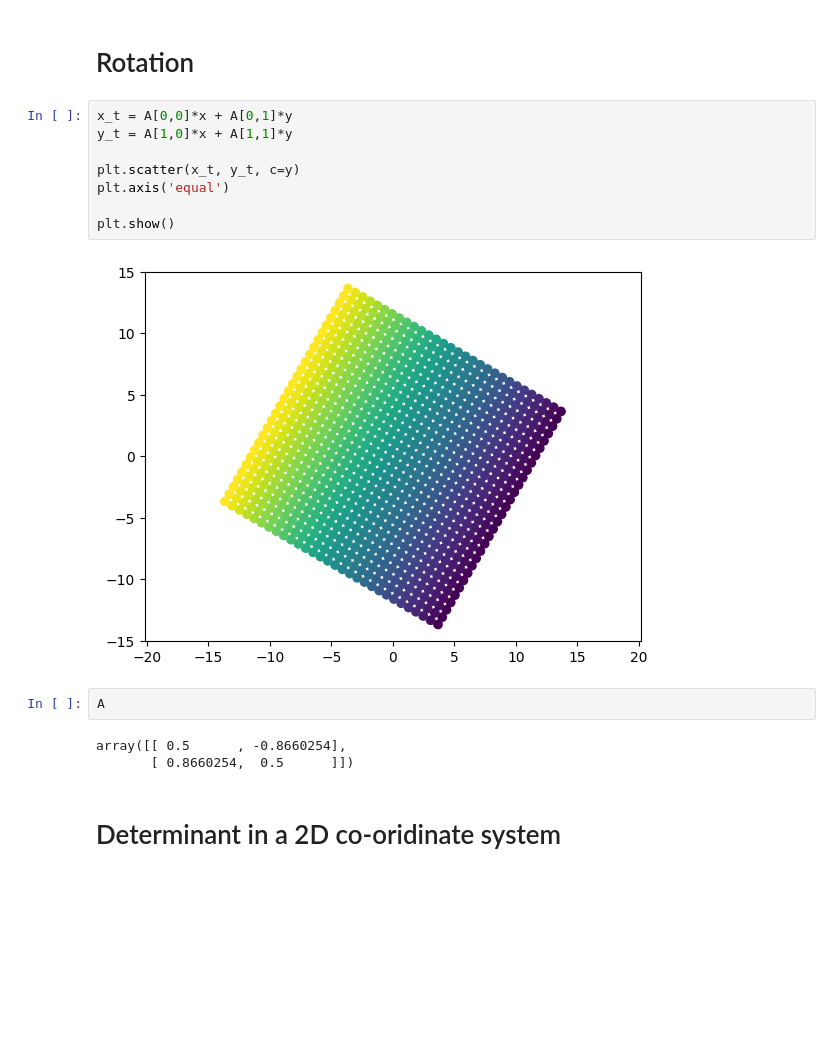
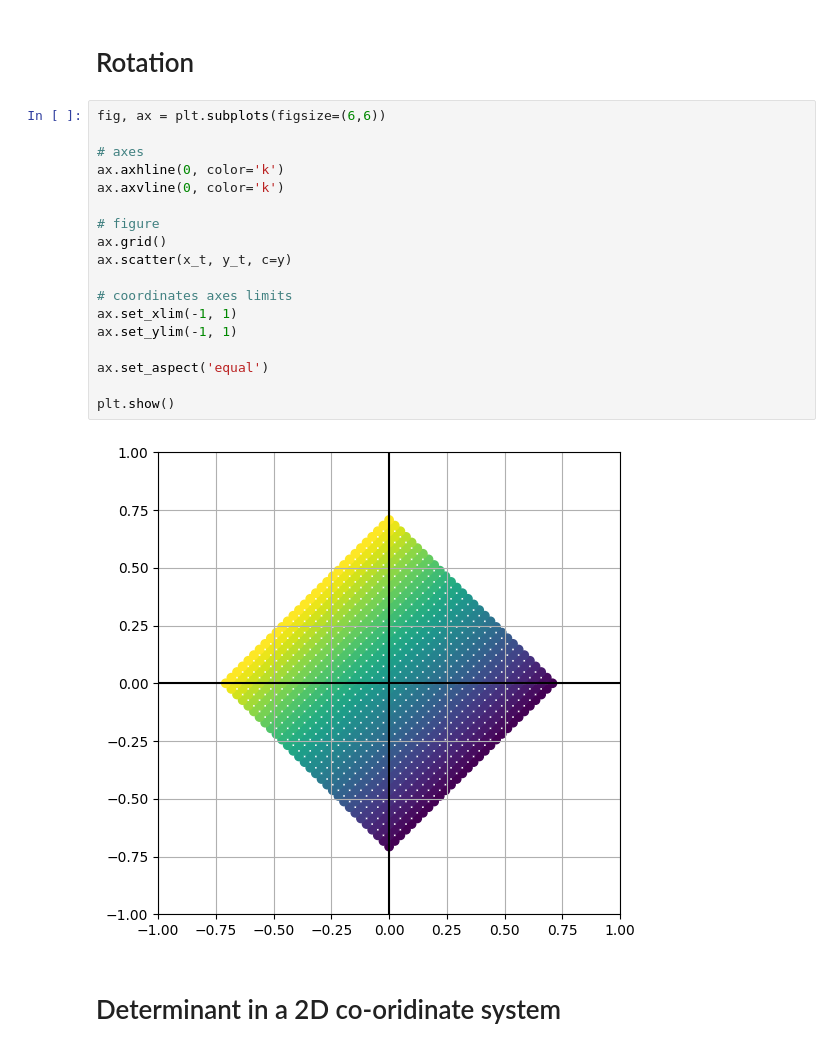
Before and after one commit to CoderAalok/Python_Libraries, a Jupyter notebook: Math for Machine Learning/linear_transformation_II.ipynb, the cells around one changed output. Cells and saved outputs as stored; diff of their text form; blank space fills up the shorter version.

```diff
--- a/Math for Machine Learning/linear_transformation_II.ipynb
+++ b/Math for Machine Learning/linear_transformation_II.ipynb
@@ -49,20 +77,25 @@ print(A)
 # %% [markdown]
 # Rotation
 # %%
-x_t = A[0,0]*x + A[0,1]*y
-y_t = A[1,0]*x + A[1,1]*y
+fig, ax = plt.subplots(figsize=(6,6))
 
-plt.scatter(x_t, y_t, c=y)
-plt.axis('equal')
+# axes
+ax.axhline(0, color='k')
+ax.axvline(0, color='k')
+
+# figure
+ax.grid()
+ax.scatter(x_t, y_t, c=y)
+
+# coordinates axes limits
+ax.set_xlim(-1, 1)
+ax.set_ylim(-1, 1)
+
+ax.set_aspect('equal')
 
 plt.show()
 # %% [output]
-[figure, old version]
+[figure, new version]
-# %%
-A
-# %% [output]
-array([[ 0.5      , -0.8660254],
-       [ 0.8660254,  0.5      ]])
 # %% [markdown]
 # Determinant in a 2D co-oridinate system
 # %%
```
Also changed, not shown: parts of 12 cells of this notebook.
